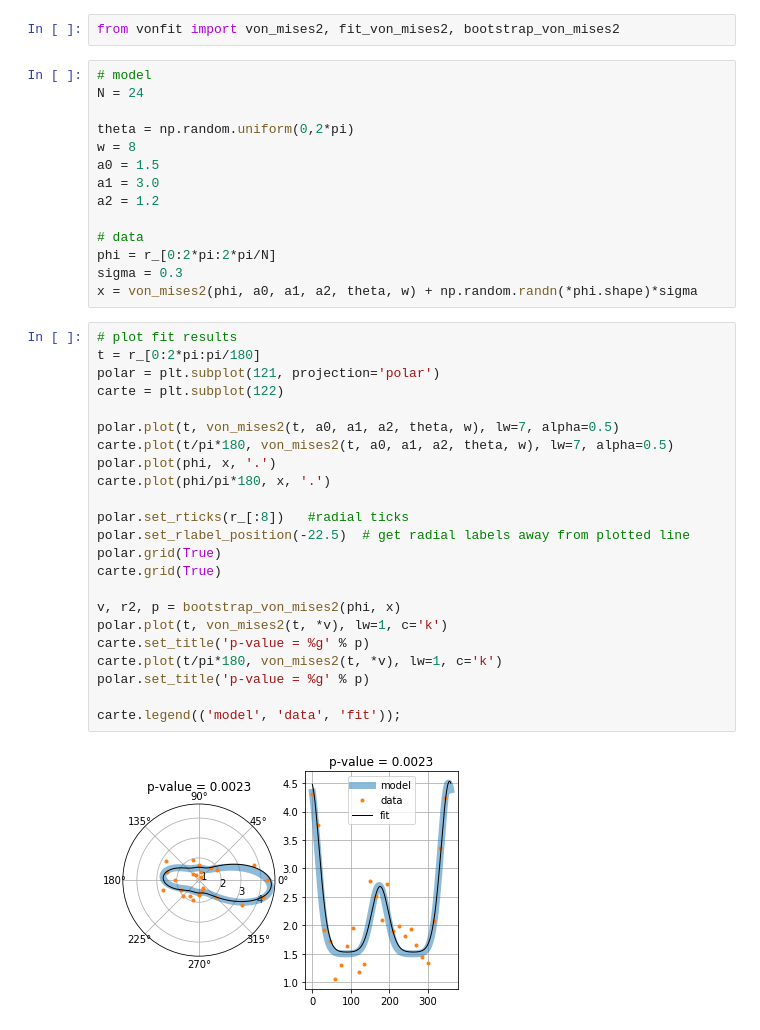
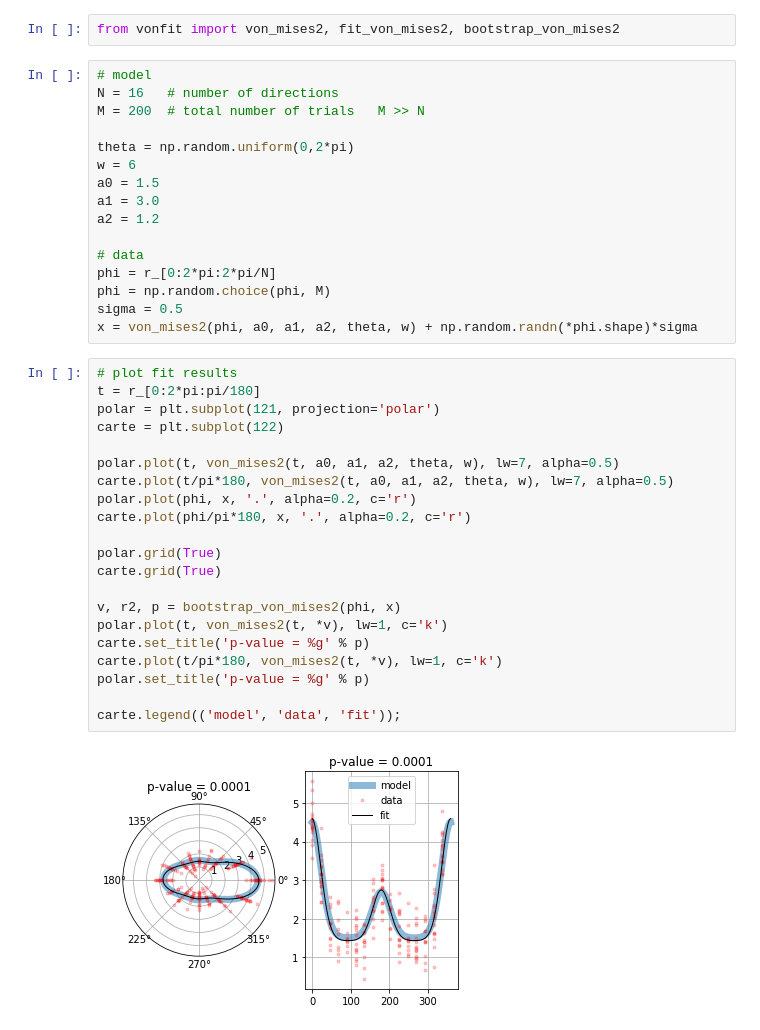
Before and after one commit to dimitri-yatsenko/fast-von-mises, a Jupyter notebook: vonMises2.ipynb, the cells around one changed output. Saved outputs shown, nothing was run; the diff lists cells and outputs as text.

Commit message:
made the function work properly for unbalanced trials

```diff
--- a/vonMises2.ipynb
+++ b/vonMises2.ipynb
@@ -37,43 +37,43 @@ Populating the interactive namespace from numpy and matplotlib
 from vonfit import von_mises2, fit_von_mises2, bootstrap_von_mises2
 # %%
 # model
-N = 24
+N = 16   # number of directions
+M = 200  # total number of trials   M >> N
 
 theta = np.random.uniform(0,2*pi)
-w = 8
+w = 6
 a0 = 1.5
 a1 = 3.0
 a2 = 1.2
 
 # data
 phi = r_[0:2*pi:2*pi/N]
-sigma = 0.3
+phi = np.random.choice(phi, M)
+sigma = 0.5
 x = von_mises2(phi, a0, a1, a2, theta, w) + np.random.randn(*phi.shape)*sigma
 # %%
 # plot fit results
 t = r_[0:2*pi:pi/180]
 polar = plt.subplot(121, projection='polar')
 carte = plt.subplot(122)
 
 polar.plot(t, von_mises2(t, a0, a1, a2, theta, w), lw=7, alpha=0.5)
 carte.plot(t/pi*180, von_mises2(t, a0, a1, a2, theta, w), lw=7, alpha=0.5)
-polar.plot(phi, x, '.')
-carte.plot(phi/pi*180, x, '.')
+polar.plot(phi, x, '.', alpha=0.2, c='r')
+carte.plot(phi/pi*180, x, '.', alpha=0.2, c='r')
 
-polar.set_rticks(r_[:8])   #radial ticks
-polar.set_rlabel_position(-22.5)  # get radial labels away from plotted line
 polar.grid(True)
 carte.grid(True)
 
 v, r2, p = bootstrap_von_mises2(phi, x)
 polar.plot(t, von_mises2(t, *v), lw=1, c='k')
 carte.set_title('p-value = %g' % p)
 carte.plot(t/pi*180, von_mises2(t, *v), lw=1, c='k')
 polar.set_title('p-value = %g' % p)
 
 carte.legend(('model', 'data', 'fit'));
 # %% [output]
-[figure, old version]
+[figure, new version]
 # %%
 %timeit fit_von_mises2(phi, x)
 # %% [output]
```
Also changed, not shown: parts of 8 cells of this notebook, 1 other file.
